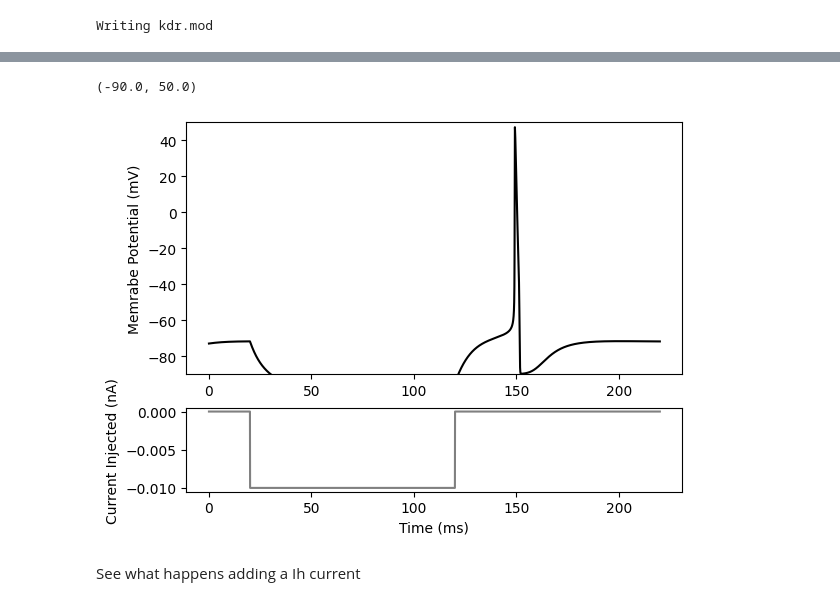
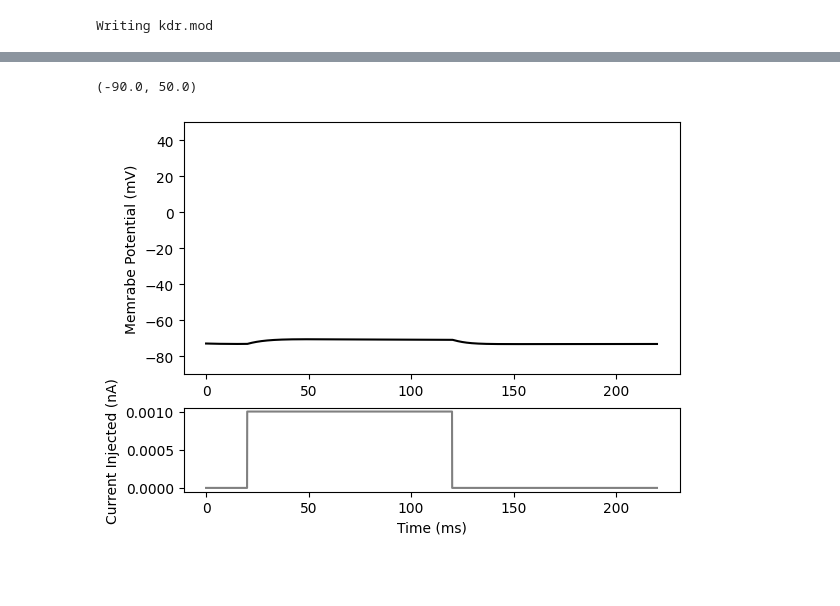
Before and after one commit to mgiugliano/ModellingNeuralSystems, a Jupyter notebook: notebooks/UNIMORE_NEURON_Tutorial_2.ipynb, the cells around one changed output, grey strips where cells are left out. Saved outputs shown, nothing was run; the diff lists cells and outputs as text; code cells hidden in the pictures; blank space fills up the shorter version.

```diff
--- a/notebooks/UNIMORE_NEURON_Tutorial_2.ipynb
+++ b/notebooks/UNIMORE_NEURON_Tutorial_2.ipynb
@@ -413,27 +411,25 @@ Vector[14]
 # %%
 #@title Run the numerical simulation { run: "auto" }
 
 n.t = 0
 n.tstop = 220 # set the simulation time
 n.dt = 0.025
 n.v_init = -73
-stim.amp = -0.01 #@param {type:"slider", min:-0.01, max:0.1, step:0.001}
+stim.amp = 0.001 #@param {type:"slider", min:-0.01, max:0.1, step:0.001}
 
 n.run()
 
 
 
 # plotting
 f, (ax0, ax1) = plt.subplots(2,1, gridspec_kw = {'height_ratios':[3, 1]})
 ax0.plot(t,soma_v, 'k')
 ax1.plot(t,stim_current, 'gray', label='I (nA)')
 
 ax0.set_ylabel('Memrabe Potential (mV)')
 ax1.set_xlabel('Time (ms)')
 ax1.set_ylabel('Current Injected (nA)')
 ax0.set_ylim([-90, 50])
 # %% [output]
 (-90.0, 50.0)
-[figure, old version]
+[figure, new version]
-# %% [markdown]
-See what happens adding a Ih current
```
Also changed, not shown: parts of 6 cells of this notebook.
